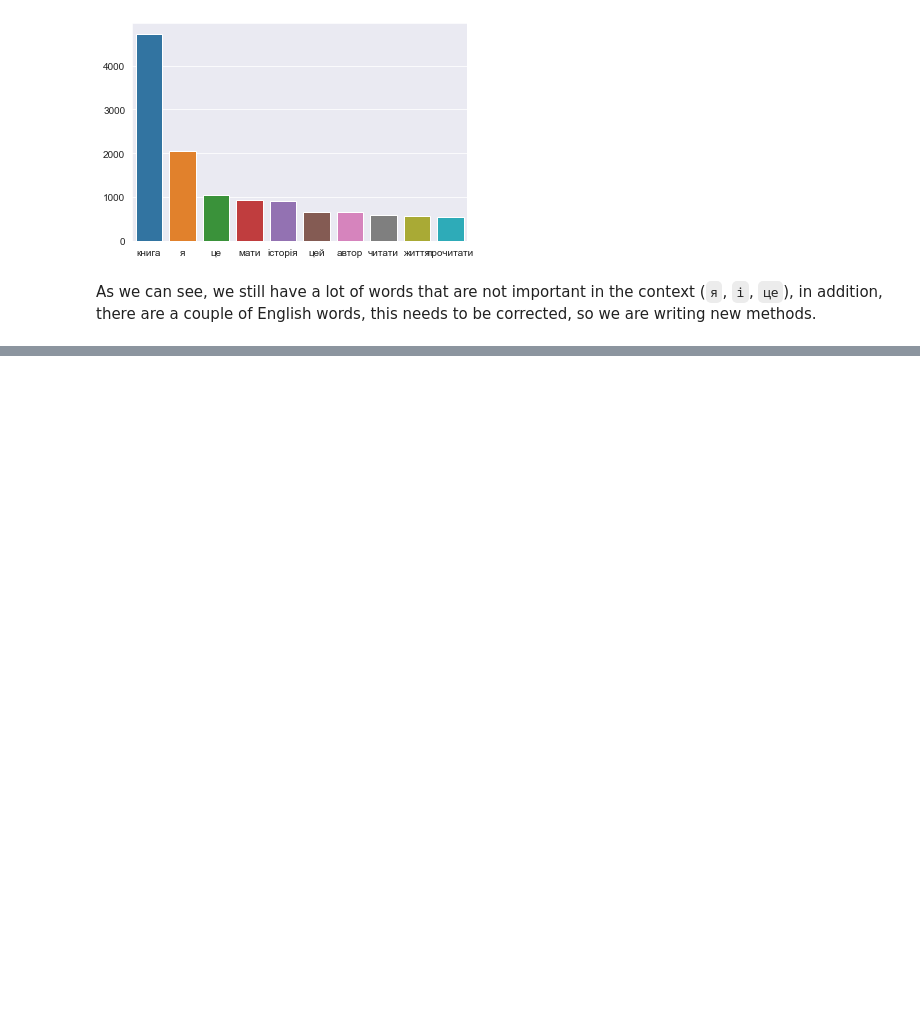
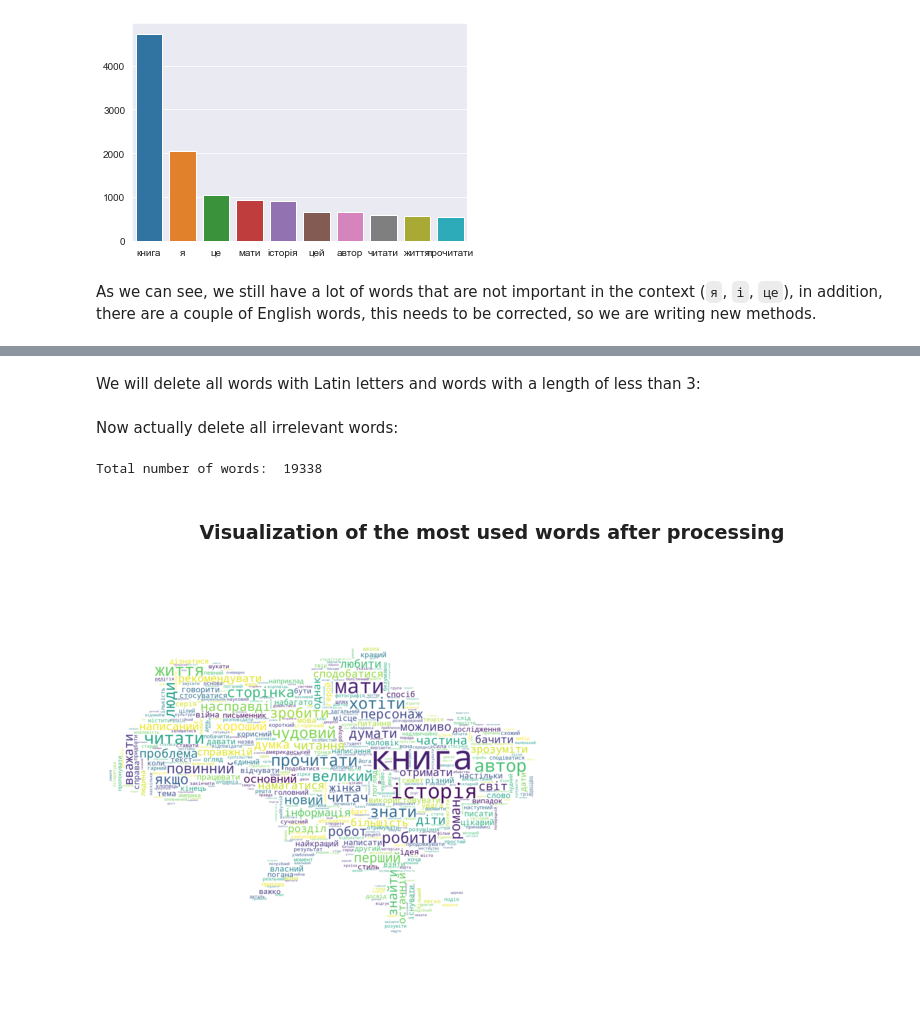
Before and after one commit to jackshendrikov/sensus, a Jupyter notebook: AmazonDatasetAnalysis.ipynb, the cells around one changed output, grey strips where cells are left out. Saved outputs shown, nothing was run; the diff lists cells and outputs as text; code cells hidden in the pictures; blank space fills up the shorter version.

Commit message:
Add irrelevant words elimination and final review visualization

```diff
--- a/AmazonDatasetAnalysis.ipynb
+++ b/AmazonDatasetAnalysis.ipynb
@@ -397,10 +397,11 @@ Review after lemmatizing:  ['я', 'замовляти', 'копія', '23', 'д
 from nltk import FreqDist
 
 all_words = np.concatenate(words_list)
-all_words = FreqDist(all_words) # count the number of times that each outcome of an experiment occurs
 
-print("Most popular words: ", all_words.most_common(100))
-print("\nTotal number of keys: ", len(all_words.keys()))
+all_words_freq = FreqDist(all_words) # count the number of times that each outcome of an experiment occurs
+
+print("Most popular words: ", all_words_freq.most_common(100))
+print("\nTotal number of words: ", len(all_words_freq.keys()))
 # %% [output]
 Most popular words:  [('книга', 4729), ('я', 2061), ('це', 1046), ('мати', 929), ('історія', 919), ('цей', 654), ('автор', 651), ('читати', 587), ('життя', 576), ('прочитати', 551), ('знати', 534), (' ...
 
@@ -434,7 +427,7 @@ plt.show()
 # %%
 import seaborn as sns
 count, words = [], []
-for w in all_words.most_common(10):
+for w in all_words_freq.most_common(10):
     words.append(w[0])
     count.append(w[1])
 
@@ -447,0 +443,43 @@ As we can see, we still have a lot of words that are not important in the contex
+# %% [markdown]
+We will delete all words with Latin letters and words with a length of less than 3:
+# %%
+from re import match
+
+def irr_words_elim(words):
+    for word in words:
+        if bool(match(r"[a-zA-Z]", word)):
+            words.remove(word)
+        elif len(word) <=3:
+            words.remove(word)
+
+    return words
+# %% [markdown]
+Now actually delete all irrelevant words:
+# %%
+all_words = irr_words_elim(all_words.tolist())
+all_words = FreqDist(all_words)
+
+print("\nTotal number of words: ", len(all_words))
+# %% [output]
+Total number of words:  19338
+# %% [markdown]
+<h3 align="center">Visualization of the most used words after processing</h3>
+# %%
+mask = load_mask("https://i.imgur.com/UVe6Nas.png")
+
+wordcloud = WordCloud(
+    background_color="white",
+    mask=mask,
+    max_words=500,
+    random_state=42,
+)
+
+wordcloud.generate_from_frequencies(all_words)
+
+
+plt.figure(figsize=(8, 8))
+plt.imshow(wordcloud, interpolation="bilinear")
+plt.axis("off")
+plt.show()
+# %% [output]
+[figure, added]
```
Also changed, not shown: parts of 9 cells of this notebook.
